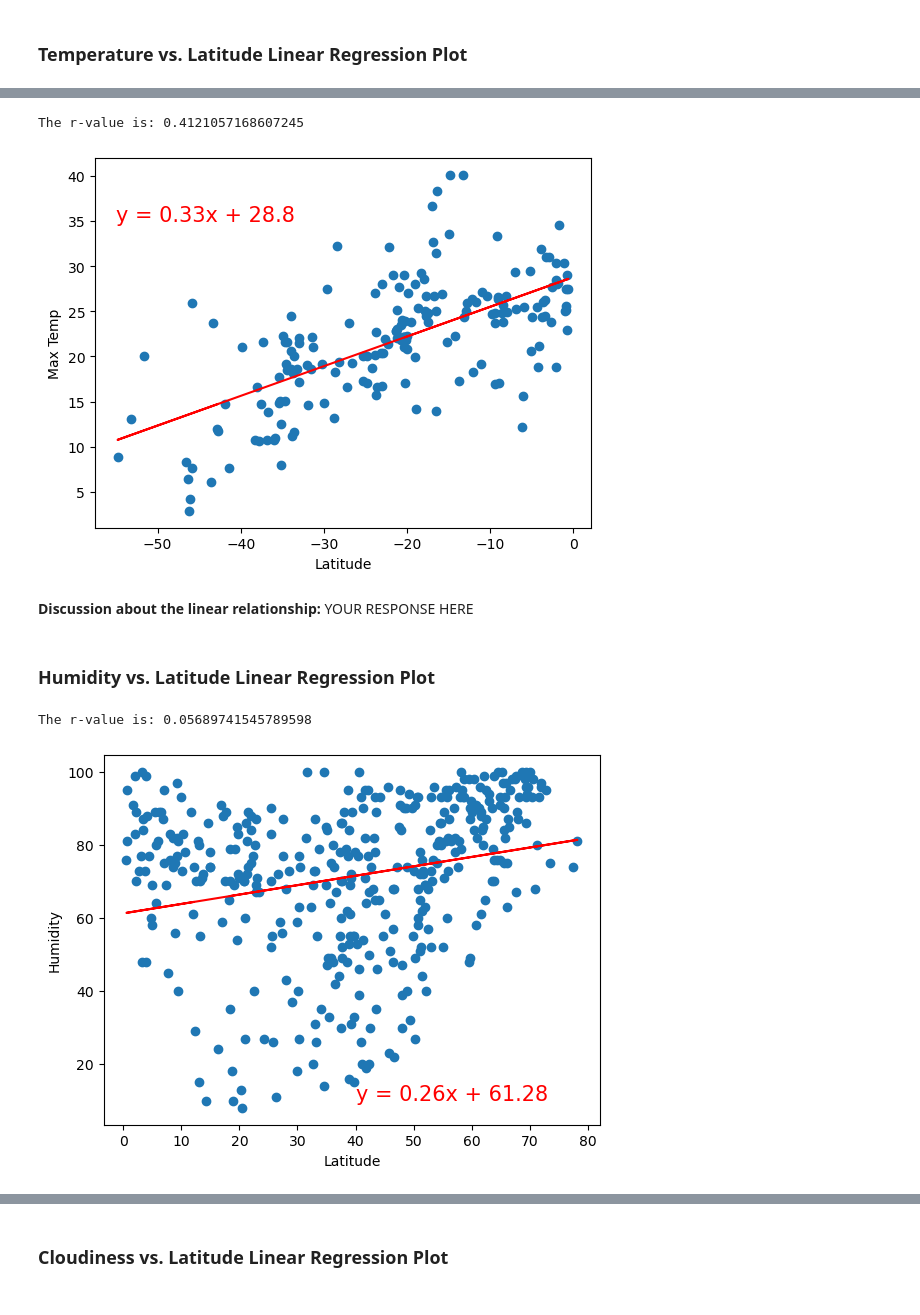
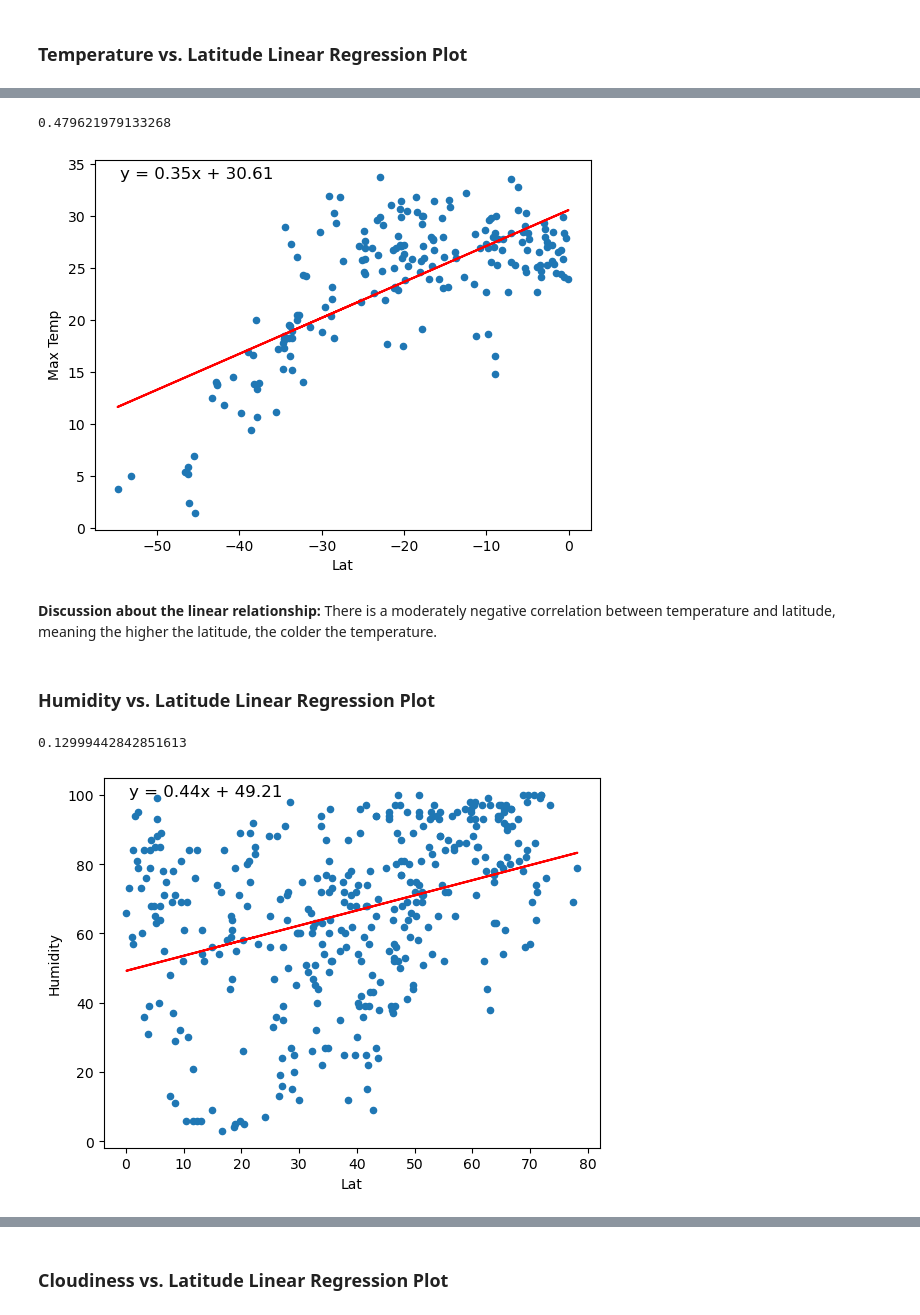
Before and after one commit to brandonliu12/python-api-challenge, a Jupyter notebook: WeatherPy/WeatherPy.ipynb, the cells around one changed output, grey strips where cells are left out. Drawn from its saved outputs; the diff is of its cells as text; code cells hidden in the pictures.

```diff
--- a/WeatherPy/WeatherPy.ipynb
+++ b/WeatherPy/WeatherPy.ipynb
@@ -159,6 +177,6 @@ city_data_df.to_csv("output_data/cities.csv", index_label="City_ID")
 # %%
 # Read saved data
-city_data_df = pd.read_csv("output_data/cities.csv", index_col="City_ID")
+city_data_df = pd.read_csv("cities.csv", index_col="City_ID")
 
 # Display sample data
 city_data_df.head()
@@ -257,6 +283,7 @@ line_eq = f"y = {round(slope, 2)}x + {round(intercept, 2)}"
 # %%
 # Create a DataFrame with the Northern Hemisphere data (Latitude >= 0)
-northern_hei_df = city_data_df.loc["Lat" >= 0]
+northern_hemi_df = city_data_df.loc[city_data_df["Lat"] >= 0]
+
 # Display sample data
 northern_hemi_df.head()
 # %% [output]
@@ -302,36 +334,46 @@ The r-value is: 0.7161472181434118
 # %%
-# Linear regression on Southern Hemisphere
-plt.scatter(southern_hei_df["Lat"], southern_hei_df["Max Temp"])
-plt.plot(southern_hei_df["Lat"], regress_values)
+# Linear regression on Northern Hemisphere
+
+slope, intercept, r_value, p_value, std_err = stats.linregress(southern_hemi_df['Lat'], southern_hemi_df['Max Temp'])
+line = slope * southern_hemi_df['Lat'] + intercept
 
 # Label plot and annotate the line equation
-plt.annotate(line_eq, (20, 5), color='red')
+southern_hemi_df.plot.scatter(x='Lat', y='Max Temp')
+plt.plot(southern_hemi_df['Lat'], line, color='red')
 
 # Print r square value
-print(rvalue**2)
+print(r_value**2)
+eqn = f'y = {slope:.2f}x + {intercept:.2f}'
+plt.annotate(eqn, xy=(0.05, 0.95), xycoords='axes fraction', fontsize=12)
+
 
 # Show plot
 plt.show()
 # %% [output]
-The r-value is: 0.4121057168607245
+0.479621979133268
-[figure, old version]
+[figure, new version]
-# %% [markdown]
-**Discussion about the linear relationship:** YOUR RESPONSE HERE
+# %% [markdown]
+**Discussion about the linear relationship:** There is a moderately negative correlation between temperature and latitude, meaning the higher the latitude, the colder the temperature.
 # %% [markdown]
 ### Humidity vs. Latitude Linear Regression Plot
 # %%
-# Northern Hemisphere
-plt.scatter(northern_hei_df["Lat"], northern_hei_df["Humidity"])
-plt.plot(northern_hei_df["Lat"], regress_values)
+# Linear regression on Northern Hemisphere
+
+slope, intercept, r_value, p_value, std_err = stats.linregress(northern_hemi_df['Lat'], northern_hemi_df['Humidity'])
+line = slope * northern_hemi_df['Lat'] + intercept
 
 # Label plot and annotate the line equation
-plt.annotate(line_eq, (20, 5), color='red')
+northern_hemi_df.plot.scatter(x='Lat', y='Humidity')
+plt.plot(northern_hemi_df['Lat'], line, color='red')
 
 # Print r square value
-print(rvalue**2)
+print(r_value**2)
+eqn = f'y = {slope:.2f}x + {intercept:.2f}'
+plt.annotate(eqn, xy=(0.05, 0.95), xycoords='axes fraction', fontsize=12)
+
 
 # Show plot
 plt.show()
 # %% [output]
-The r-value is: 0.05689741545789598
+0.12999442842851613
-[figure, old version]
+[figure, new version]
```
Also changed, not shown: parts of 28 cells of this notebook, 7 other files.
